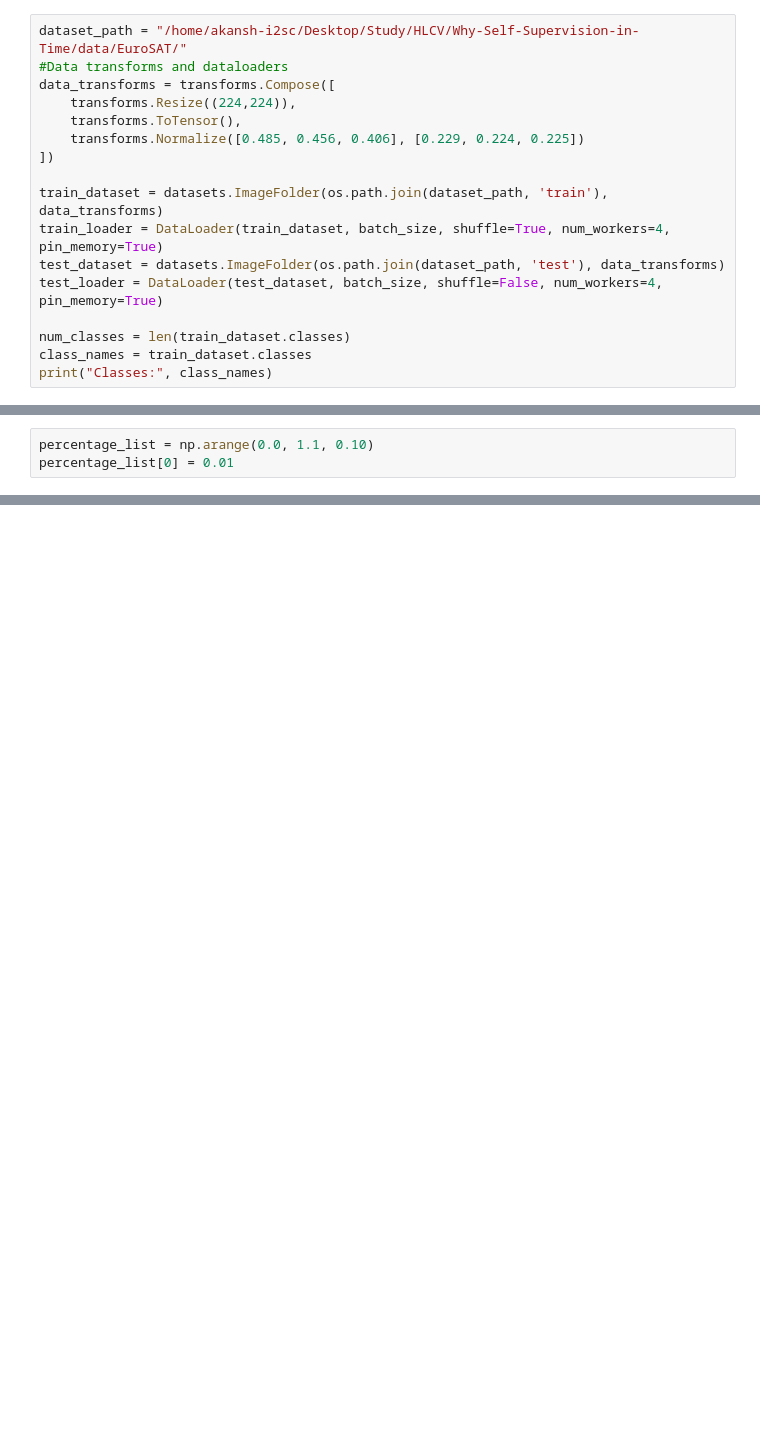
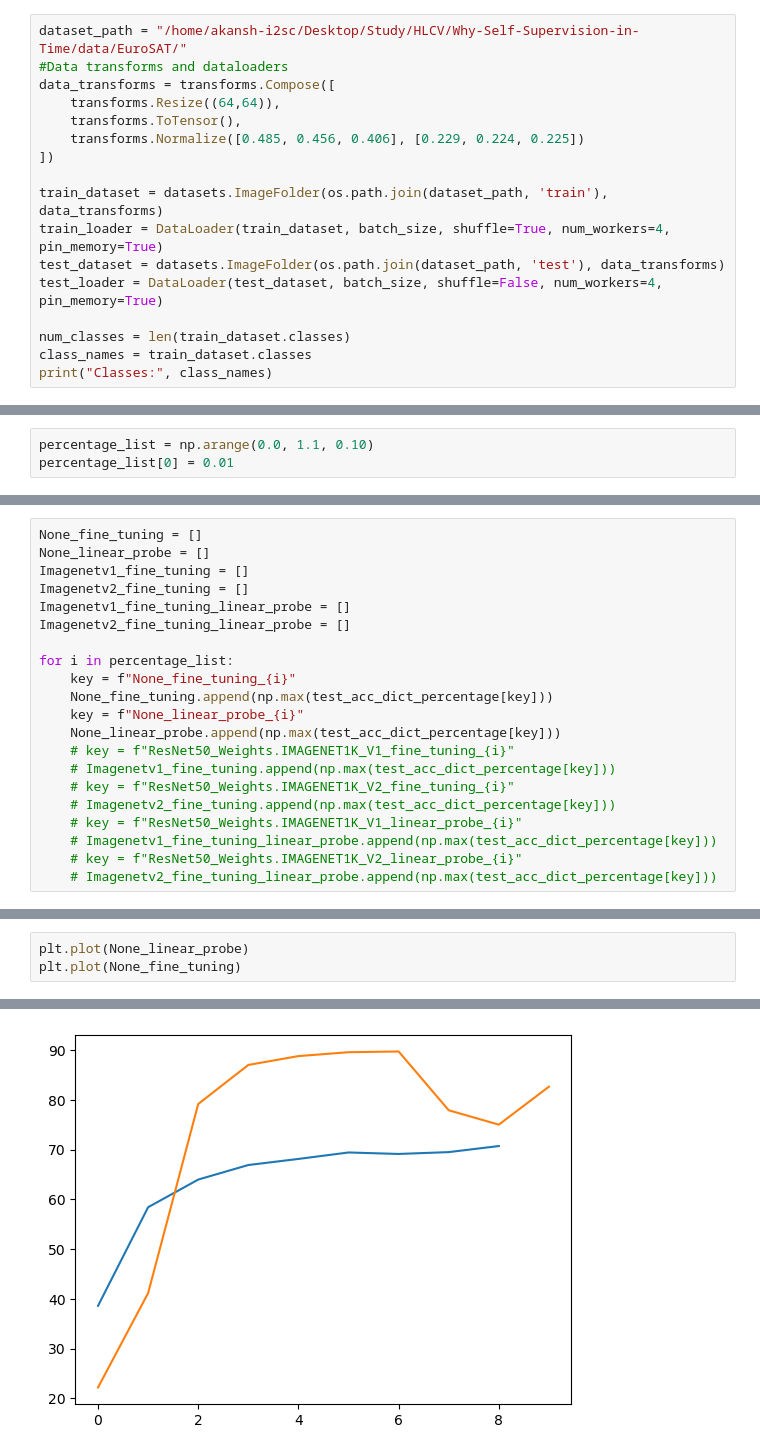
Before and after one commit to hewanshrestha/S3-TSS, a Jupyter notebook: src/notebooks/VIT-classification.ipynb, the cells around one changed output, grey strips where cells are left out. Drawn from its saved outputs; the diff is of its cells as text; blank space fills up the shorter version.

```diff
--- a/src/notebooks/VIT-classification.ipynb
+++ b/src/notebooks/VIT-classification.ipynb
@@ -170,7 +170,7 @@ def train_model(model, selected_train_loader, test_loader, criterion, optimizer,
 dataset_path = "/home/akansh-i2sc/Desktop/Study/HLCV/Why-Self-Supervision-in-Time/data/EuroSAT/"
 #Data transforms and dataloaders
 data_transforms = transforms.Compose([
-    transforms.Resize((224,224)),
+    transforms.Resize((64,64)),
     transforms.ToTensor(),
     transforms.Normalize([0.485, 0.456, 0.406], [0.229, 0.224, 0.225])
 ])
@@ -240,0 +231,21 @@ Epoch 4 of 20
+# %%
+None_fine_tuning = []
+None_linear_probe = []
+Imagenetv1_fine_tuning = []
+Imagenetv2_fine_tuning = []
+Imagenetv1_fine_tuning_linear_probe = []
+Imagenetv2_fine_tuning_linear_probe = []
+
+for i in percentage_list:
+    key = f"None_fine_tuning_{i}"
+    None_fine_tuning.append(np.max(test_acc_dict_percentage[key]))
+    key = f"None_linear_probe_{i}"
+    None_linear_probe.append(np.max(test_acc_dict_percentage[key]))
+    # key = f"ResNet50_Weights.IMAGENET1K_V1_fine_tuning_{i}"
+    # Imagenetv1_fine_tuning.append(np.max(test_acc_dict_percentage[key]))
+    # key = f"ResNet50_Weights.IMAGENET1K_V2_fine_tuning_{i}"
+    # Imagenetv2_fine_tuning.append(np.max(test_acc_dict_percentage[key]))
+    # key = f"ResNet50_Weights.IMAGENET1K_V1_linear_probe_{i}"
+    # Imagenetv1_fine_tuning_linear_probe.append(np.max(test_acc_dict_percentage[key]))
+    # key = f"ResNet50_Weights.IMAGENET1K_V2_linear_probe_{i}"
+    # Imagenetv2_fine_tuning_linear_probe.append(np.max(test_acc_dict_percentage[key]))
@@ -240,0 +254,4 @@ Epoch 4 of 20
+# %%
+plt.plot(None_linear_probe)
+plt.plot(None_fine_tuning)
+# %% [output]
@@ -240,0 +259 @@ Epoch 4 of 20
+[figure, added]
```
Also changed, not shown: parts of 6 cells of this notebook, 5 other files.
